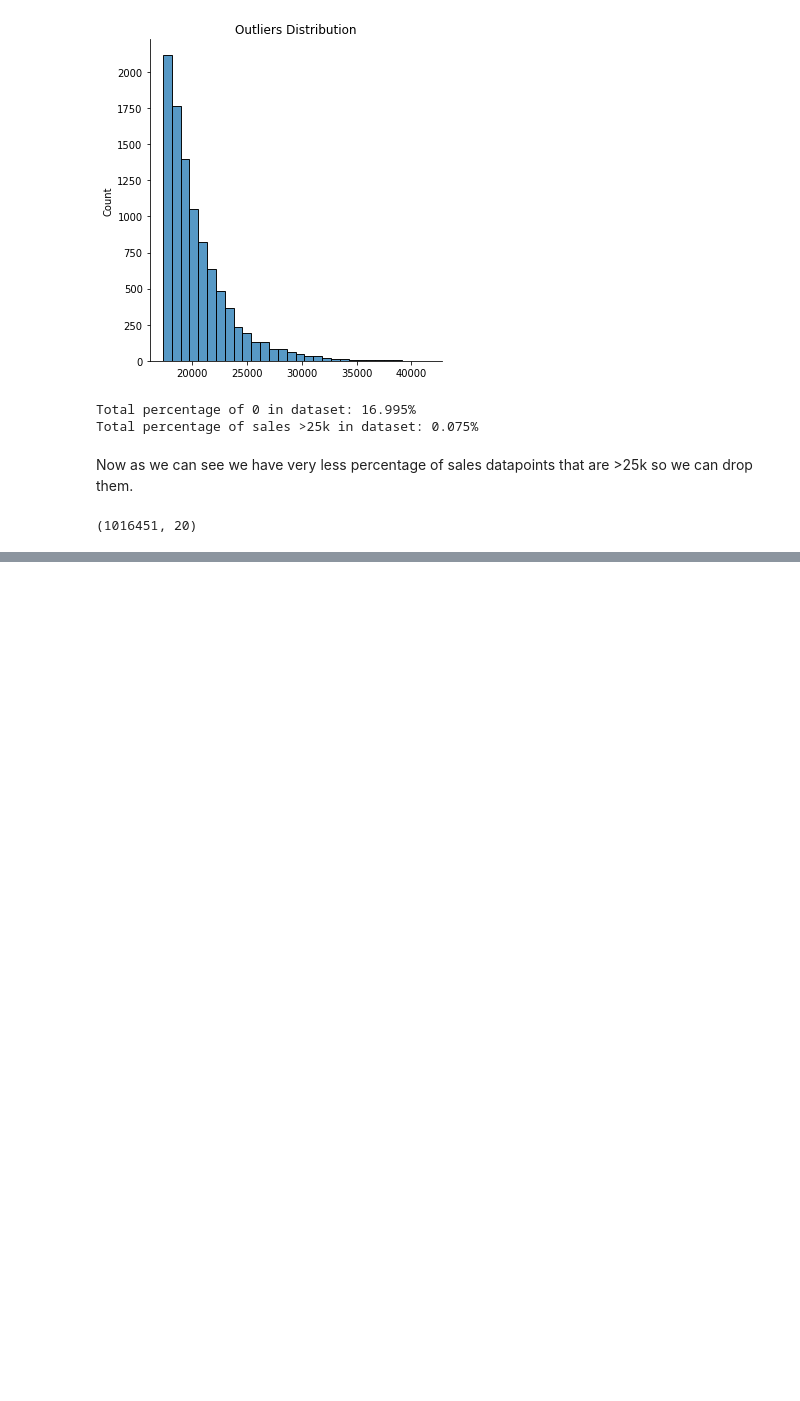
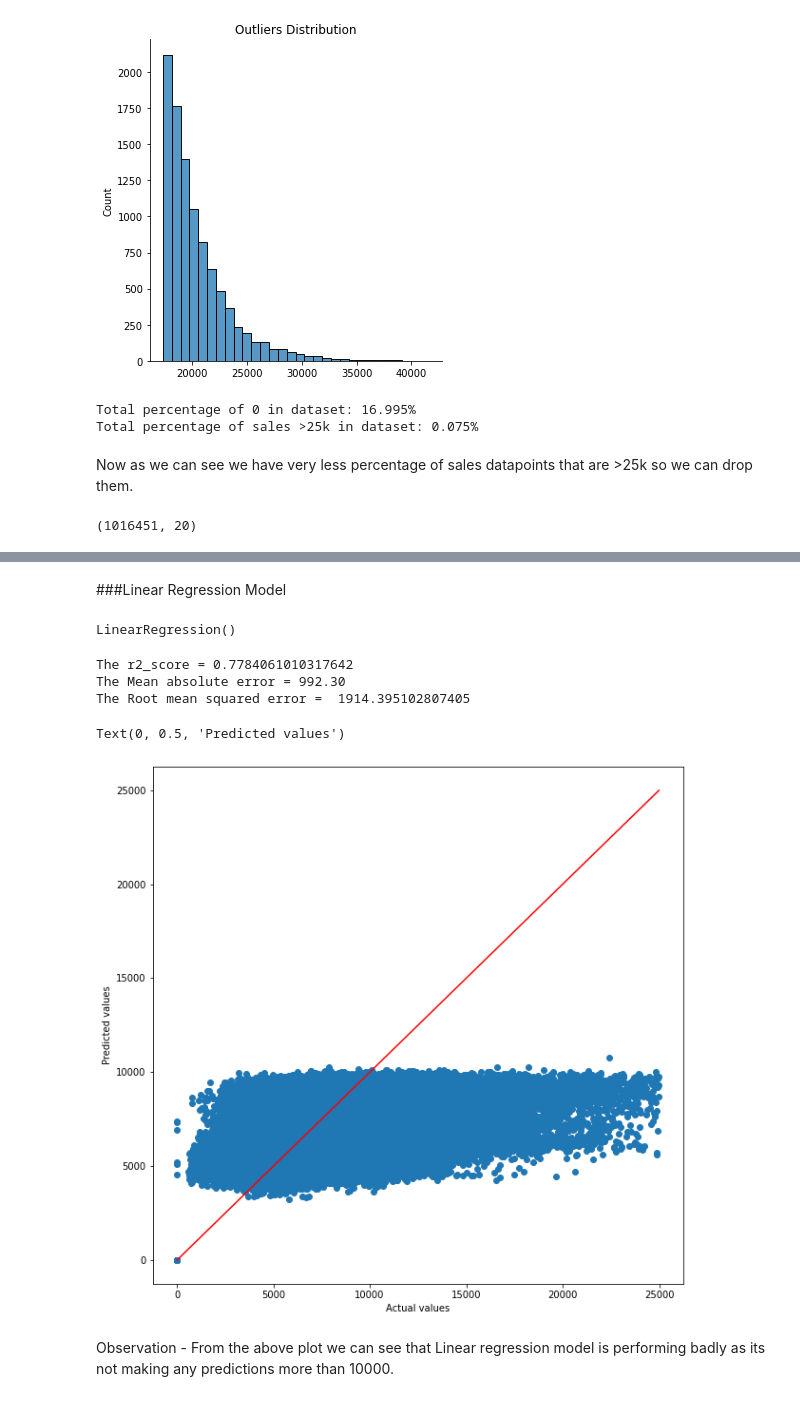
Before and after one commit to ArslanUllahKhan1/Rossmann-Sales-Prediction, a Jupyter notebook: Rossmann_Sales_Prediction_Capstone_Project.ipynb, the cells around one changed output, grey strips where cells are left out. Drawn from its saved outputs; the diff is of its cells as text; code cells hidden in the pictures; blank space fills up the shorter version.

```diff
--- a/Rossmann_Sales_Prediction_Capstone_Project.ipynb
+++ b/Rossmann_Sales_Prediction_Capstone_Project.ipynb
@@ -333,0 +472,45 @@ combined_data.shape
+# %%
+y_test_closed = np.zeros(combined_data_closed.shape[0])
+y_test = np.append(y_test_open, y_test_closed)
+# %%
+X_train = X_train.fillna(X_train.mean())
+y_train = y_train.fillna(y_train.mean())
+X_test = X_test.fillna(X_test.mean())
+y_test_open = y_test_open.fillna(y_test_open.mean())
+# %% [markdown]
+###Linear Regression Model
+# %%
+from sklearn.linear_model import LinearRegression
+
+model = LinearRegression()
+model.fit(X_train,y_train)
+# %% [output]
+LinearRegression()
+# %%
+prediction_open = model.predict(X_test)
+prediction_closed = np.zeros(combined_data_closed.shape[0])
+
+y_predict = np.append(prediction_open,prediction_closed)
+# %%
+# Checking Performance of Model
+print('The r2_score =',r2_score(y_test,y_predict)) #Checking r2 score
+print('The Mean absolute error = %.2f' % mean_absolute_error(y_test,y_predict)) #checking Mean Absolute Error
+print('The Root mean squared error = ', math.sqrt(mean_squared_error(y_test,y_predict))) #Checking Root Mean Square Error
+# %% [output]
+The r2_score = 0.7784061010317642
+The Mean absolute error = 992.30
+The Root mean squared error =  1914.395102807405
+# %%
+plt.figure(figsize=(10,10))
+plt.scatter(y_test,y_predict)
+
+p1 = max(max(y_predict),max(y_test))
+p2 = min(min(y_predict),min(y_test))
+plt.plot([p1,p2],[p1,p2],c='r')
+plt.xlabel('Actual values')
+plt.ylabel('Predicted values')
+# %% [output]
+Text(0, 0.5, 'Predicted values')
+[figure, added]
+# %% [markdown]
+Observation - From the above plot we can see that Linear regression model is performing badly as its not making any predictions more than 10000.
```
Also changed, not shown: parts of 23 cells of this notebook.
